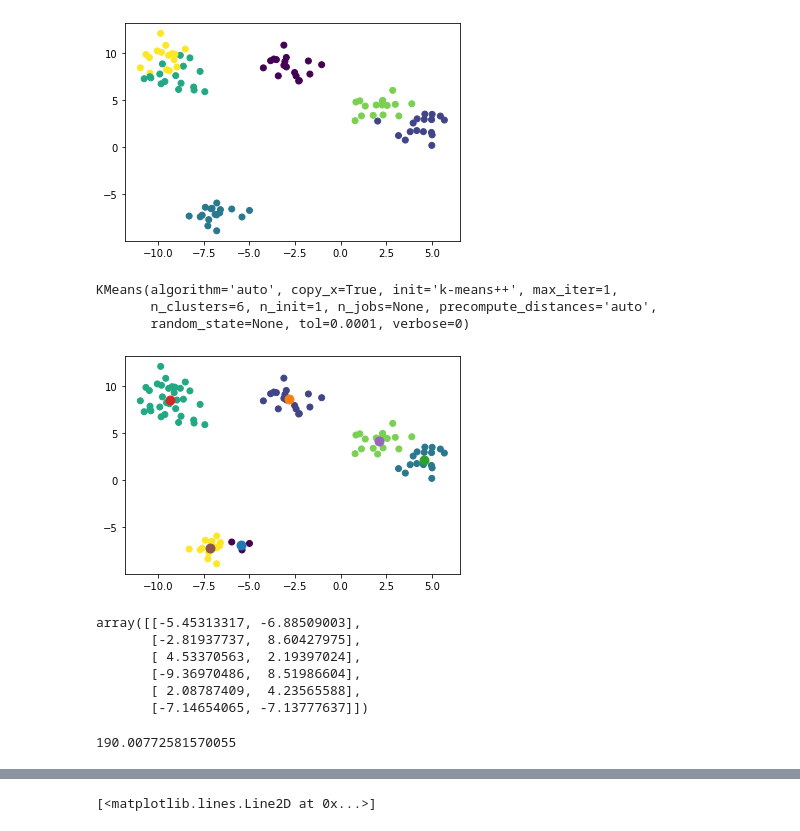
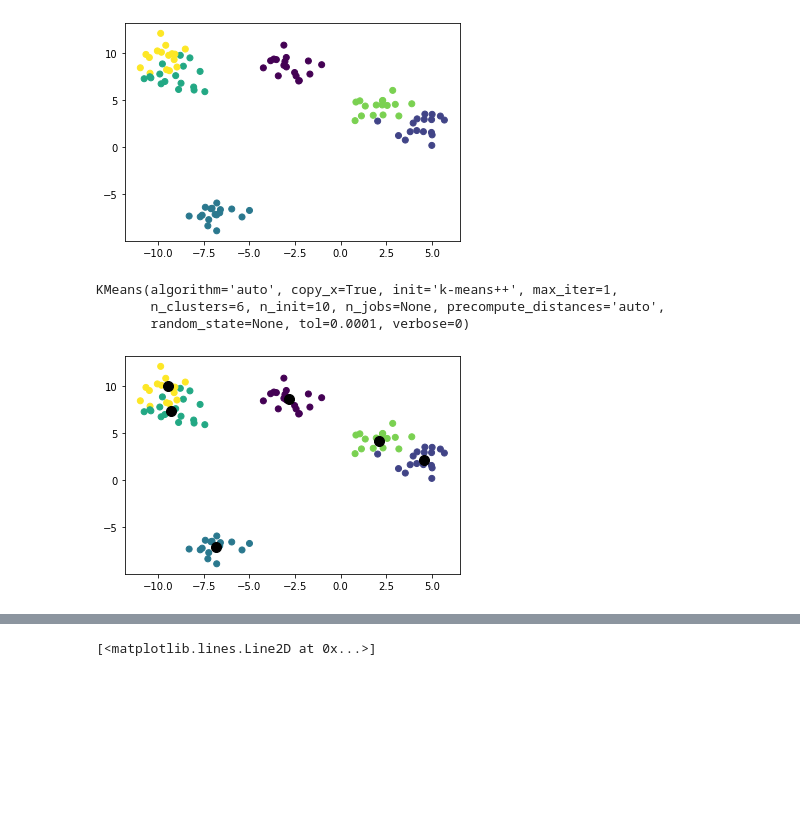
Before and after one commit to JayantGoel001/K-Means, a Jupyter notebook: K_Means.ipynb, the cells around one changed output, grey strips where cells are left out. Cells and saved outputs as stored; diff of their text form; code cells hidden in the pictures; blank space fills up the shorter version.

```diff
--- a/K_Means.ipynb
+++ b/K_Means.ipynb
@@ -16,28 +13,17 @@ from sklearn.cluster import KMeans
 # %%
-model=KMeans(n_clusters=6,n_init=1,max_iter=1)
+model = KMeans(n_clusters=6,max_iter=1)
+
 model.fit(X)
-#model.labels_
 # %% [output]
 KMeans(algorithm='auto', copy_x=True, init='k-means++', max_iter=1,
-       n_clusters=6, n_init=1, n_jobs=None, precompute_distances='auto',
+       n_clusters=6, n_init=10, n_jobs=None, precompute_distances='auto',
        random_state=None, tol=0.0001, verbose=0)
+# %%
+cluster_centers = model.cluster_centers_
 # %%
-plt.scatter(X[:,0],X[:,1],c=model.labels_)
-for center in model.cluster_centers_:
-    plt.scatter(center[0],center[1],s=80)
+plt.scatter(X[:,0],X[:,1],c=y)
+plt.scatter(cluster_centers[:,0],cluster_centers[:,1],c='0',s=100)
+plt.show()
 # %% [output]
-[figure, old version]
+[figure, new version]
-# %%
-model.cluster_centers_
-# %% [output]
-array([[-5.45313317, -6.88509003],
-       [-2.81937737,  8.60427975],
-       [ 4.53370563,  2.19397024],
-       [-9.36970486,  8.51986604],
-       [ 2.08787409,  4.23565588],
-       [-7.14654065, -7.13777637]])
-# %%
-model.inertia_
-# %% [output]
-190.00772581570055
 # %%
```
Also changed, not shown: parts of 8 cells of this notebook.
